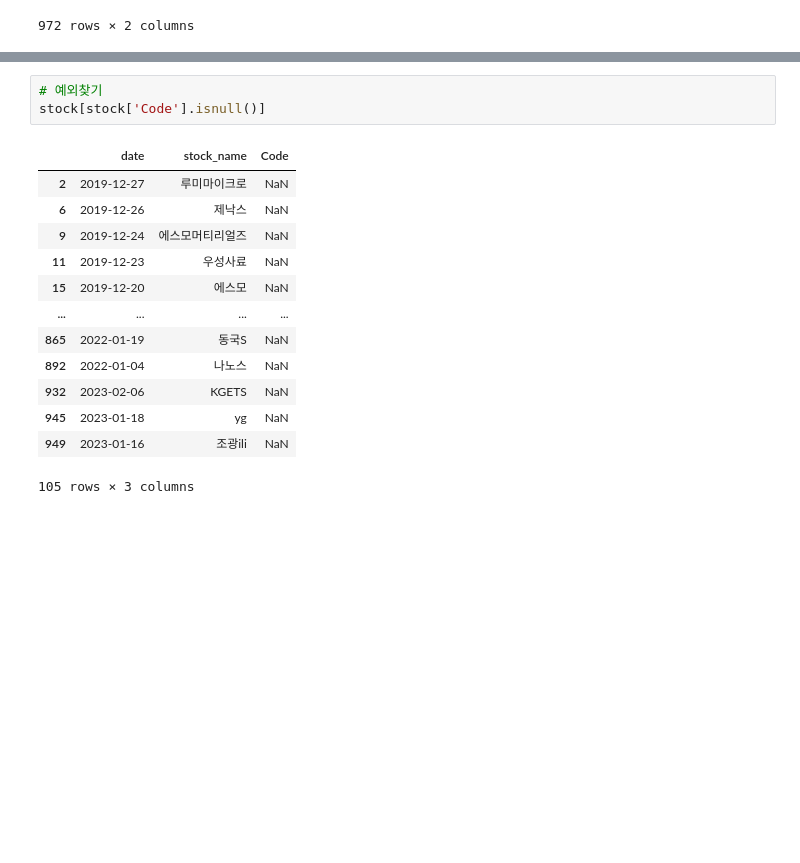
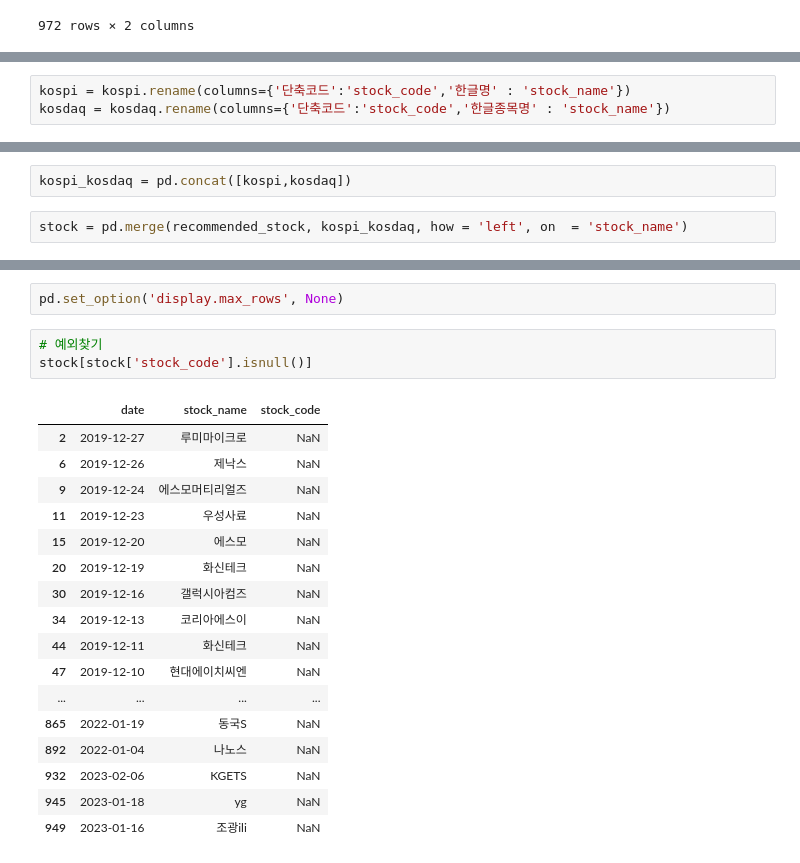
Before and after one commit to kknaks/assingment, a Jupyter notebook: 221228_stock/Stock.ipynb, the cells around one changed output, grey strips where cells are left out. Saved outputs shown, nothing was run; the diff lists cells and outputs as text; blank space fills up the shorter version.

Commit message:
stock 04-03

```diff
--- a/221228_stock/Stock.ipynb
+++ b/221228_stock/Stock.ipynb
@@ -219,0 +177,3 @@ recommended_stock
+# %%
+kospi = kospi.rename(columns={'단축코드':'stock_code','한글명' : 'stock_name'})
+kosdaq = kosdaq.rename(columns={'단축코드':'stock_code','한글종목명' : 'stock_name'})
@@ -219,0 +184,4 @@ recommended_stock
+# %%
+kospi_kosdaq = pd.concat([kospi,kosdaq])
+# %%
+stock = pd.merge(recommended_stock, kospi_kosdaq, how = 'left', on  = 'stock_name')
@@ -220,17 +204,23 @@ recommended_stock
+# %%
+pd.set_option('display.max_rows', None)
 # %%
 # 예외찾기
-stock[stock['Code'].isnull()]
+stock[stock['stock_code'].isnull()]
 # %% [output]
-|  | date | stock_name | Code |
+|  | date | stock_name | stock_code |
 | 2 | 2019-12-27 | 루미마이크로 | NaN |
 | 6 | 2019-12-26 | 제낙스 | NaN |
 | 9 | 2019-12-24 | 에스모머티리얼즈 | NaN |
 | 11 | 2019-12-23 | 우성사료 | NaN |
 | 15 | 2019-12-20 | 에스모 | NaN |
+| 20 | 2019-12-19 | 화신테크 | NaN |
+| 30 | 2019-12-16 | 갤럭시아컴즈 | NaN |
+| 34 | 2019-12-13 | 코리아에스이 | NaN |
+| 44 | 2019-12-11 | 화신테크 | NaN |
+| 47 | 2019-12-10 | 현대에이치씨엔 | NaN |
 | ... | ... | ... | ... |
 | 865 | 2022-01-19 | 동국S | NaN |
 | 892 | 2022-01-04 | 나노스 | NaN |
 | 932 | 2023-02-06 | KGETS | NaN |
 | 945 | 2023-01-18 | yg | NaN |
 | 949 | 2023-01-16 | 조광ili | NaN |
-105 rows × 3 columns
```
Also changed, not shown: parts of 11 cells of this notebook, 5 other files.
